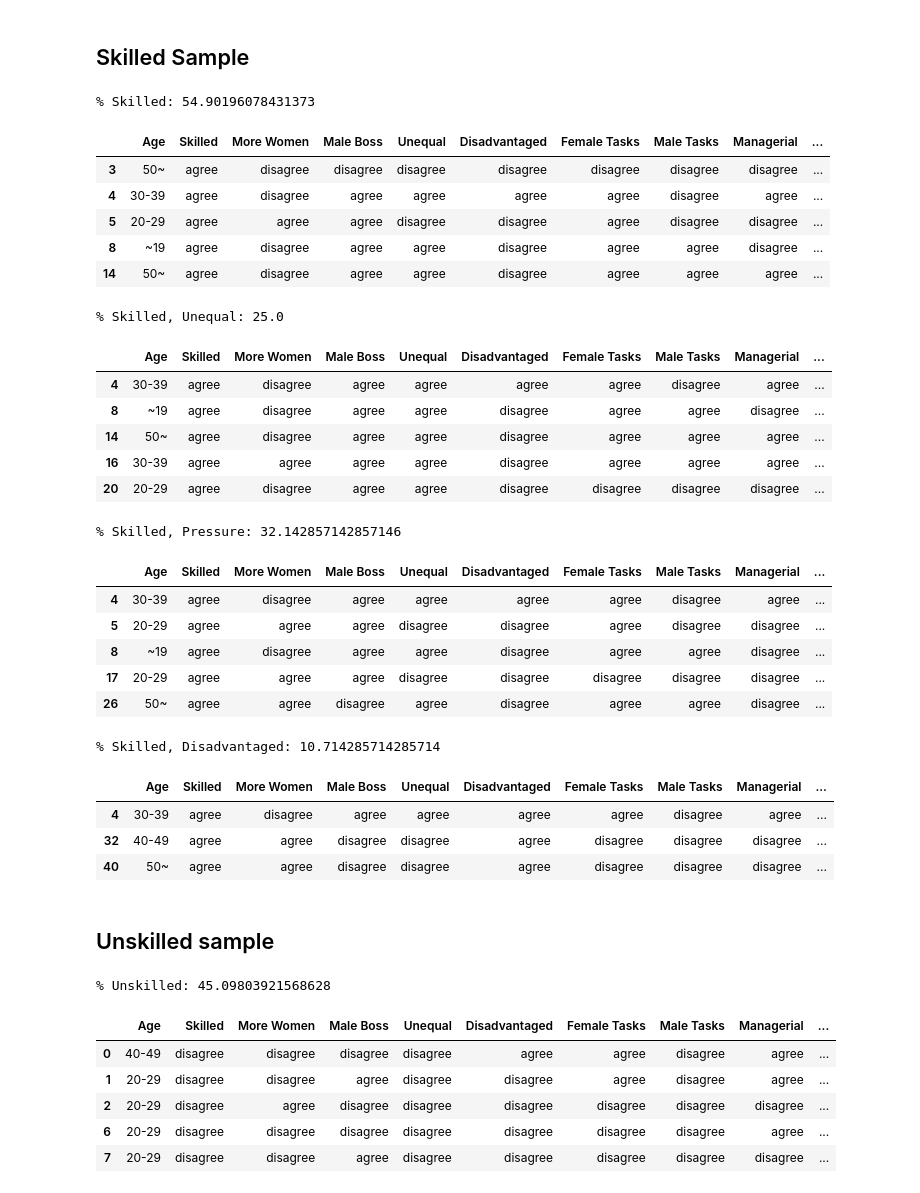
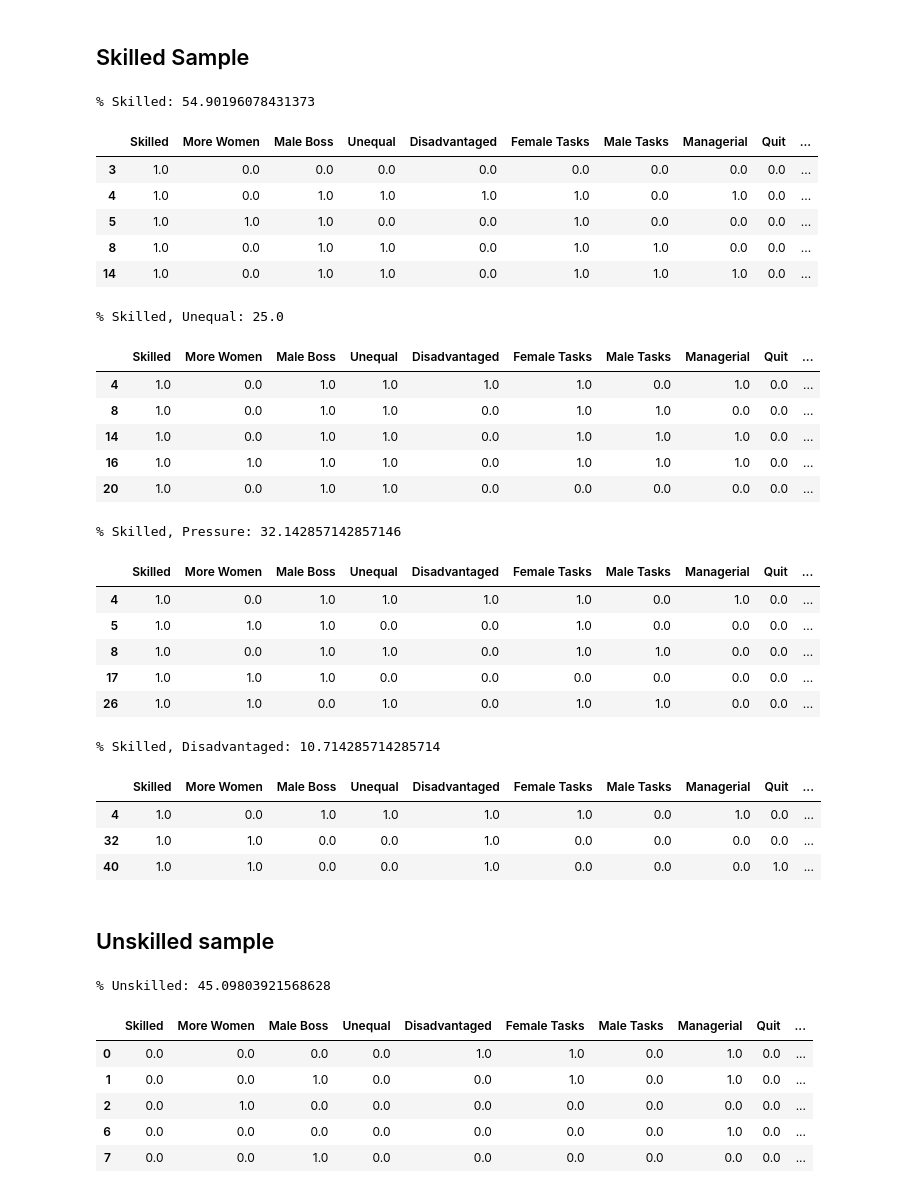
Before and after one commit to jamalmoir/notebook_playground, a Jupyter notebook: gender_equality_japanese_workplace_v2.ipynb, the cells around one changed output. Saved outputs shown, nothing was run; the diff lists cells and outputs as text; code cells hidden in the pictures.

```diff
--- a/gender_equality_japanese_workplace_v2.ipynb
+++ b/gender_equality_japanese_workplace_v2.ipynb
@@ -7,6 +9,14 @@ df = pd.read_csv('data/gender_equality_japanese_workplace_eng.csv', header=1)
 total = len(df)
 # %%
 percentage = lambda x, y: x / y * 100
+
+def response_convert(r):
+    if r == 'agree':
+        return 1
+    elif r == 'disagree':
+        return 0
+    else:
+        return r
 # %%
 df.head()
 # %% [output]
@@ -29,5 +39,9 @@ df.columns = ['Age', 'Skilled', 'More Women', 'Male Boss', 'Unequal', 'Disadvant
               'Female Tasks', 'Male Tasks', 'Managerial', 'Quit', 'Maternity',
               'Male Maternity', 'Pressure']
 
+age_col = df.pop('Age')
+df = df.applymap(response_convert).astype(float)
+df['Age'] = pd.Series(age_col, index=df.index)
+
 df.head()
 # %% [output]
@@ -89,22 +130,22 @@ Female Tasks: 81.25 | Male Maternity: 56.25 | Pressure 56.25
 # %% [markdown]
 ## Skilled Sample
 # %%
-skilled = df.loc[df['Skilled'] == 'agree']
+skilled = df.loc[df['Skilled'] == 1]
 total_skilled = len(skilled)
 
 print('% Skilled: {0}'.format(percentage(total_skilled, total)))
 
 skilled.head()
 # %% [output]
 % Skilled: 54.90196078431373
-|  | Age | Skilled | More Women | Male Boss | Unequal | Disadvantaged | Female Tasks | Male Tasks | Managerial | ... |
-| 3 | 50~ | agree | disagree | disagree | disagree | disagree | disagree | disagree | disagree | ... |
-| 4 | 30-39 | agree | disagree | agree | agree | agree | agree | disagree | agree | ... |
-| 5 | 20-29 | agree | agree | agree | disagree | disagree | agree | disagree | disagree | ... |
-| 8 | ~19 | agree | disagree | agree | agree | disagree | agree | agree | disagree | ... |
-| 14 | 50~ | agree | disagree | agree | agree | disagree | agree | agree | agree | ... |
+|  | Skilled | More Women | Male Boss | Unequal | Disadvantaged | Female Tasks | Male Tasks | Managerial | Quit | ... |
+| 3 | 1.0 | 0.0 | 0.0 | 0.0 | 0.0 | 0.0 | 0.0 | 0.0 | 0.0 | ... |
+| 4 | 1.0 | 0.0 | 1.0 | 1.0 | 1.0 | 1.0 | 0.0 | 1.0 | 0.0 | ... |
+| 5 | 1.0 | 1.0 | 1.0 | 0.0 | 0.0 | 1.0 | 0.0 | 0.0 | 0.0 | ... |
+| 8 | 1.0 | 0.0 | 1.0 | 1.0 | 0.0 | 1.0 | 1.0 | 0.0 | 0.0 | ... |
+| 14 | 1.0 | 0.0 | 1.0 | 1.0 | 0.0 | 1.0 | 1.0 | 1.0 | 0.0 | ... |
 # %%
-skilled_unequal = df.loc[(df['Skilled'] == 'agree') & (df['Unequal'] == 'agree')]
+skilled_unequal = df.loc[(df['Skilled'] == 1) & (df['Unequal'] == 1)]
 total_skilled_unequal = len(skilled_unequal)
 
 print('% Skilled, Unequal: {0}'.format(percentage(total_skilled_unequal, total_skilled)))
@@ -112,14 +153,14 @@ print('% Skilled, Unequal: {0}'.format(percentage(total_skilled_unequal, total_s
 skilled_unequal.head()
 # %% [output]
 % Skilled, Unequal: 25.0
-|  | Age | Skilled | More Women | Male Boss | Unequal | Disadvantaged | Female Tasks | Male Tasks | Managerial | ... |
-| 4 | 30-39 | agree | disagree | agree | agree | agree | agree | disagree | agree | ... |
-| 8 | ~19 | agree | disagree | agree | agree | disagree | agree | agree | disagree | ... |
-| 14 | 50~ | agree | disagree | agree | agree | disagree | agree | agree | agree | ... |
-| 16 | 30-39 | agree | agree | agree | agree | disagree | agree | agree | agree | ... |
-| 20 | 20-29 | agree | disagree | agree | agree | disagree | disagree | disagree | disagree | ... |
+|  | Skilled | More Women | Male Boss | Unequal | Disadvantaged | Female Tasks | Male Tasks | Managerial | Quit | ... |
+| 4 | 1.0 | 0.0 | 1.0 | 1.0 | 1.0 | 1.0 | 0.0 | 1.0 | 0.0 | ... |
+| 8 | 1.0 | 0.0 | 1.0 | 1.0 | 0.0 | 1.0 | 1.0 | 0.0 | 0.0 | ... |
+| 14 | 1.0 | 0.0 | 1.0 | 1.0 | 0.0 | 1.0 | 1.0 | 1.0 | 0.0 | ... |
+| 16 | 1.0 | 1.0 | 1.0 | 1.0 | 0.0 | 1.0 | 1.0 | 1.0 | 0.0 | ... |
+| 20 | 1.0 | 0.0 | 1.0 | 1.0 | 0.0 | 0.0 | 0.0 | 0.0 | 0.0 | ... |
 # %%
-skilled_pressure = df.loc[(df['Skilled'] == 'agree') & (df['Pressure'] == 'agree')]
+skilled_pressure = df.loc[(df['Skilled'] == 1) & (df['Pressure'] == 1)]
 total_skilled_pressure = len(skilled_pressure)
 
 print('% Skilled, Pressure: {0}'.format(percentage(total_skilled_pressure, total_skilled)))
@@ -127,14 +168,14 @@ print('% Skilled, Pressure: {0}'.format(percentage(total_skilled_pressure, total
 skilled_pressure.head()
 # %% [output]
 % Skilled, Pressure: 32.142857142857146
-|  | Age | Skilled | More Women | Male Boss | Unequal | Disadvantaged | Female Tasks | Male Tasks | Managerial | ... |
-| 4 | 30-39 | agree | disagree | agree | agree | agree | agree | disagree | agree | ... |
-| 5 | 20-29 | agree | agree | agree | disagree | disagree | agree | disagree | disagree | ... |
-| 8 | ~19 | agree | disagree | agree | agree | disagree | agree | agree | disagree | ... |
-| 17 | 20-29 | agree | agree | agree | disagree | disagree | disagree | disagree | disagree | ... |
-| 26 | 50~ | agree | agree | disagree | agree | disagree | agree | agree | disagree | ... |
+|  | Skilled | More Women | Male Boss | Unequal | Disadvantaged | Female Tasks | Male Tasks | Managerial | Quit | ... |
+| 4 | 1.0 | 0.0 | 1.0 | 1.0 | 1.0 | 1.0 | 0.0 | 1.0 | 0.0 | ... |
+| 5 | 1.0 | 1.0 | 1.0 | 0.0 | 0.0 | 1.0 | 0.0 | 0.0 | 0.0 | ... |
+| 8 | 1.0 | 0.0 | 1.0 | 1.0 | 0.0 | 1.0 | 1.0 | 0.0 | 0.0 | ... |
+| 17 | 1.0 | 1.0 | 1.0 | 0.0 | 0.0 | 0.0 | 0.0 | 0.0 | 0.0 | ... |
+| 26 | 1.0 | 1.0 | 0.0 | 1.0 | 0.0 | 1.0 | 1.0 | 0.0 | 0.0 | ... |
 # %%
-skilled_disadv = df.loc[(df['Skilled'] == 'agree') & (df['Disadvantaged'] == 'agree')]
+skilled_disadv = df.loc[(df['Skilled'] == 1) & (df['Disadvantaged'] == 1)]
 total_skilled_disadv = len(skilled_disadv)
 
 print('% Skilled, Disadvantaged: {0}'.format(percentage(total_skilled_disadv, total_skilled)))
@@ -142,14 +183,14 @@ print('% Skilled, Disadvantaged: {0}'.format(percentage(total_skilled_disadv, to
 skilled_disadv.head()
 # %% [output]
 % Skilled, Disadvantaged: 10.714285714285714
-|  | Age | Skilled | More Women | Male Boss | Unequal | Disadvantaged | Female Tasks | Male Tasks | Managerial | ... |
-| 4 | 30-39 | agree | disagree | agree | agree | agree | agree | disagree | agree | ... |
-| 32 | 40-49 | agree | agree | disagree | disagree | agree | disagree | disagree | disagree | ... |
-| 40 | 50~ | agree | agree | disagree | disagree | agree | disagree | disagree | disagree | ... |
+|  | Skilled | More Women | Male Boss | Unequal | Disadvantaged | Female Tasks | Male Tasks | Managerial | Quit | ... |
+| 4 | 1.0 | 0.0 | 1.0 | 1.0 | 1.0 | 1.0 | 0.0 | 1.0 | 0.0 | ... |
+| 32 | 1.0 | 1.0 | 0.0 | 0.0 | 1.0 | 0.0 | 0.0 | 0.0 | 0.0 | ... |
+| 40 | 1.0 | 1.0 | 0.0 | 0.0 | 1.0 | 0.0 | 0.0 | 0.0 | 1.0 | ... |
 # %% [markdown]
 ## Unskilled sample
 # %%
-unskilled = df.loc[df['Skilled'] == 'disagree']
+unskilled = df.loc[df['Skilled'] == 0]
 total_unskilled = len(unskilled)
 
 print('% Unskilled: {0}'.format(percentage(total_unskilled, total)))
@@ -157,10 +198,10 @@ print('% Unskilled: {0}'.format(percentage(total_unskilled, total)))
 unskilled.head()
 # %% [output]
 % Unskilled: 45.09803921568628
-|  | Age | Skilled | More Women | Male Boss | Unequal | Disadvantaged | Female Tasks | Male Tasks | Managerial | ... |
-| 0 | 40-49 | disagree | disagree | disagree | disagree | agree | agree | disagree | agree | ... |
-| 1 | 20-29 | disagree | disagree | agree | disagree | disagree | agree | disagree | agree | ... |
-| 2 | 20-29 | disagree | agree | disagree | disagree | disagree | disagree | disagree | disagree | ... |
-| 6 | 20-29 | disagree | disagree | disagree | disagree | disagree | disagree | disagree | agree | ... |
-| 7 | 20-29 | disagree | disagree | agree | disagree | disagree | disagree | disagree | disagree | ... |
+|  | Skilled | More Women | Male Boss | Unequal | Disadvantaged | Female Tasks | Male Tasks | Managerial | Quit | ... |
+| 0 | 0.0 | 0.0 | 0.0 | 0.0 | 1.0 | 1.0 | 0.0 | 1.0 | 0.0 | ... |
+| 1 | 0.0 | 0.0 | 1.0 | 0.0 | 0.0 | 1.0 | 0.0 | 1.0 | 0.0 | ... |
+| 2 | 0.0 | 1.0 | 0.0 | 0.0 | 0.0 | 0.0 | 0.0 | 0.0 | 0.0 | ... |
+| 6 | 0.0 | 0.0 | 0.0 | 0.0 | 0.0 | 0.0 | 0.0 | 1.0 | 0.0 | ... |
+| 7 | 0.0 | 0.0 | 1.0 | 0.0 | 0.0 | 0.0 | 0.0 | 0.0 | 0.0 | ... |
 # %%
```
Also changed, not shown: parts of 11 cells of this notebook.
